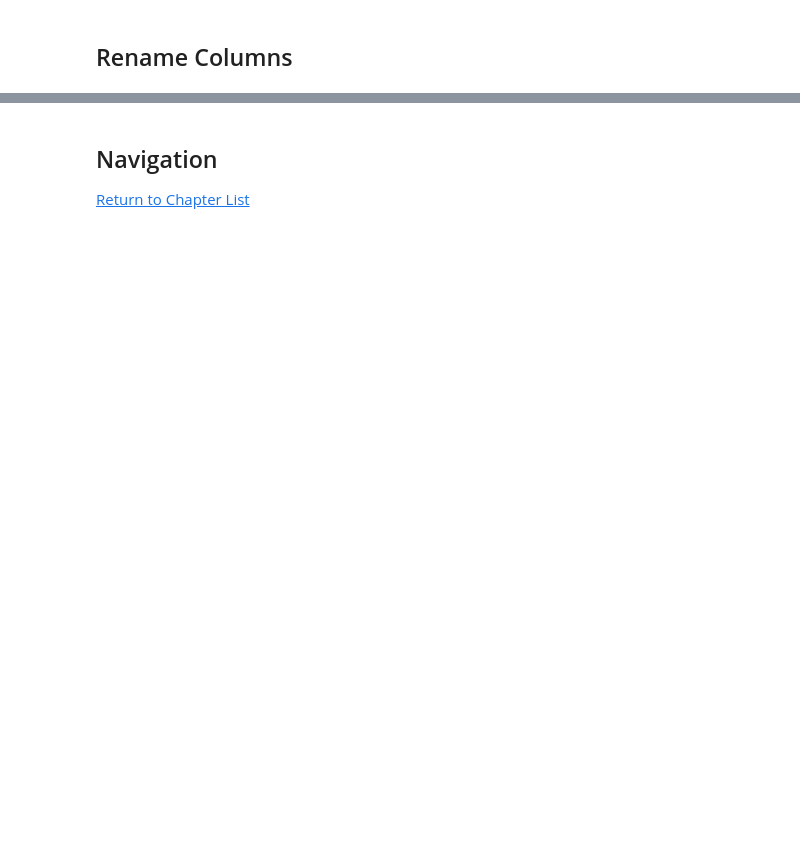
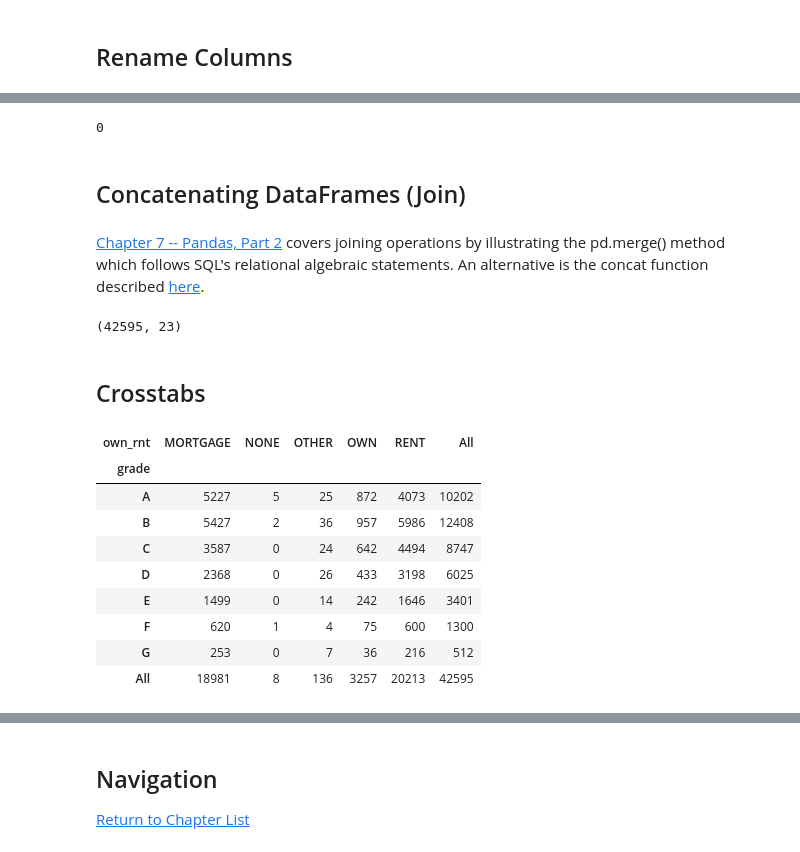
Before and after one commit to RandyBetancourt/PythonForSASUsers, a Jupyter notebook: Chapter 12 -- Additional Data Handling .ipynb, the cells around one changed output, grey strips where cells are left out. Cells and saved outputs as stored; diff of their text form; code cells hidden in the pictures; blank space fills up the shorter version.

```diff
--- a/Chapter 12 -- Additional Data Handling .ipynb
+++ b/Chapter 12 -- Additional Data Handling .ipynb
@@ -458,0 +457,30 @@ acc2.shape
+# %%
+lc0['revol_util'] = lc0[["revol_util"]].fillna(lc0.revol_util.mean())
+lc0.revol_util.isnull().sum()
+# %% [output]
+0
+# %% [markdown]
+## Concatenating DataFrames (Join)
+# %% [markdown]
+<a href="http://nbviewer.jupyter.org/github/RandyBetancourt/PythonForSASUsers/blob/master/Chapter%2007%20--%20Pandas%2C%20Part%202.ipynb"> Chapter 7 -- Pandas, Part 2</a> covers joining operations by illustrating the pd.merge() method which follows SQL's relational algebraic statements.  An alternative is the concat function described <a href="http://pandas.pydata.org/pandas-docs/stable/merging.html#concatenating-objects"> here</a>.
+# %%
+frames = [lc1, lc0]
+df = pd.concat(frames)
+df.shape
+# %% [output]
+(42595, 23)
+# %% [markdown]
+## Crosstabs
+# %%
+pd.crosstab(df.grade, df.own_rnt , margins=True)
+# %% [output]
+| own_rnt | MORTGAGE | NONE | OTHER | OWN | RENT | All |
+| grade |  |  |  |  |  |  |
+| A | 5227 | 5 | 25 | 872 | 4073 | 10202 |
+| B | 5427 | 2 | 36 | 957 | 5986 | 12408 |
+| C | 3587 | 0 | 24 | 642 | 4494 | 8747 |
+| D | 2368 | 0 | 26 | 433 | 3198 | 6025 |
+| E | 1499 | 0 | 14 | 242 | 1646 | 3401 |
+| F | 620 | 1 | 4 | 75 | 600 | 1300 |
+| G | 253 | 0 | 7 | 36 | 216 | 512 |
+| All | 18981 | 8 | 136 | 3257 | 20213 | 42595 |
```
Also changed, not shown: parts of 119 cells of this notebook.
